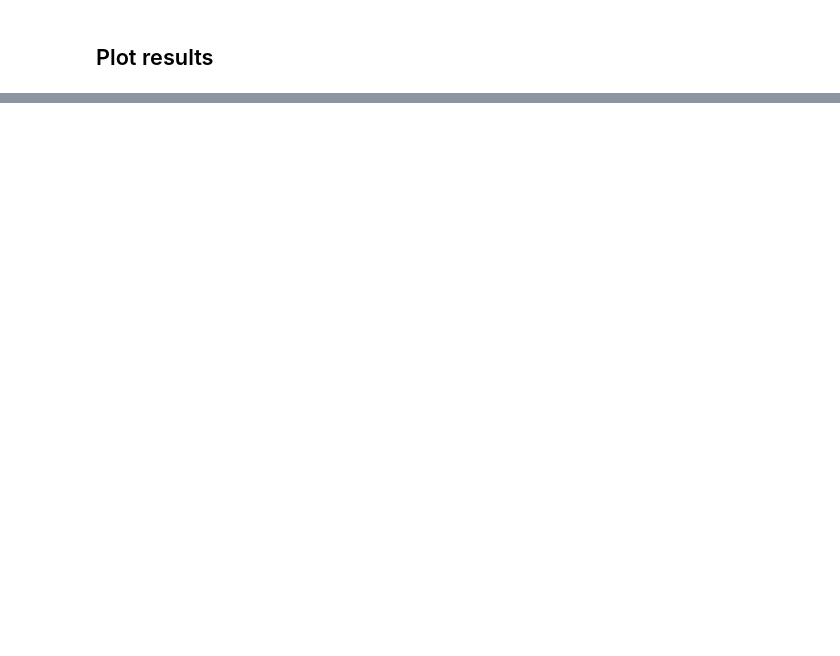
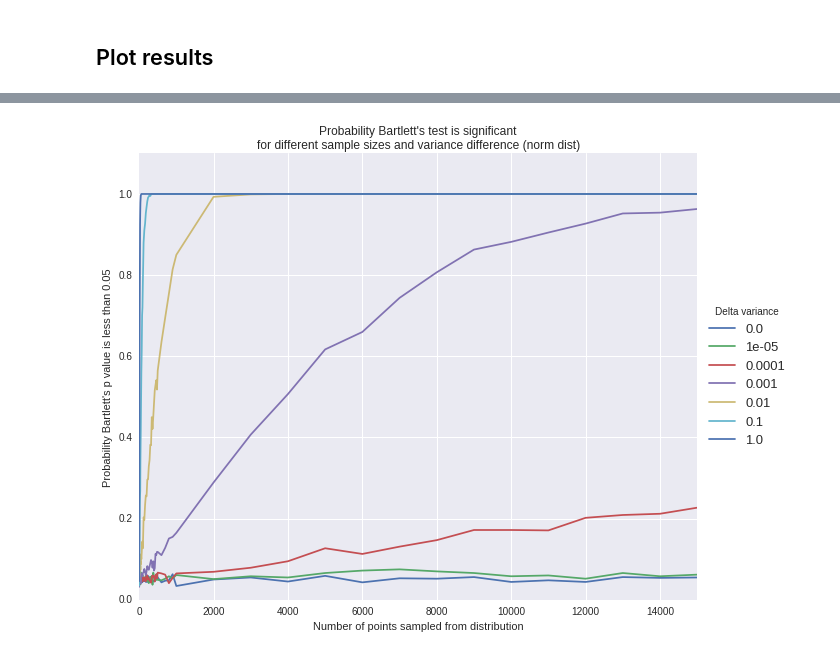
Before and after one commit to veleritas/ageing, a Jupyter notebook: analysis/gauss_simulation.ipynb, the cells around one changed output, grey strips where cells are left out. Saved outputs shown, nothing was run; the diff lists cells and outputs as text; code cells hidden in the pictures; blank space fills up the shorter version.

```diff
--- a/analysis/gauss_simulation.ipynb
+++ b/analysis/gauss_simulation.ipynb
@@ -115,0 +133,13 @@ plot_res(res)
+# %%
+fig = plot_res(res, "frac_signif")
+
+fig.set_title(
+    "Probability Bartlett's test is significant\n"
+    "for different sample sizes and variance difference (norm dist)"
+)
+
+fig.set_xlabel("Number of points sampled from distribution")
+fig.set_ylabel("Probability Bartlett's p value is less than 0.05")
+fig.set_ylim((0, 1.1));
+# %% [output]
+[figure, added]
```
Also changed, not shown: parts of 14 cells of this notebook.
